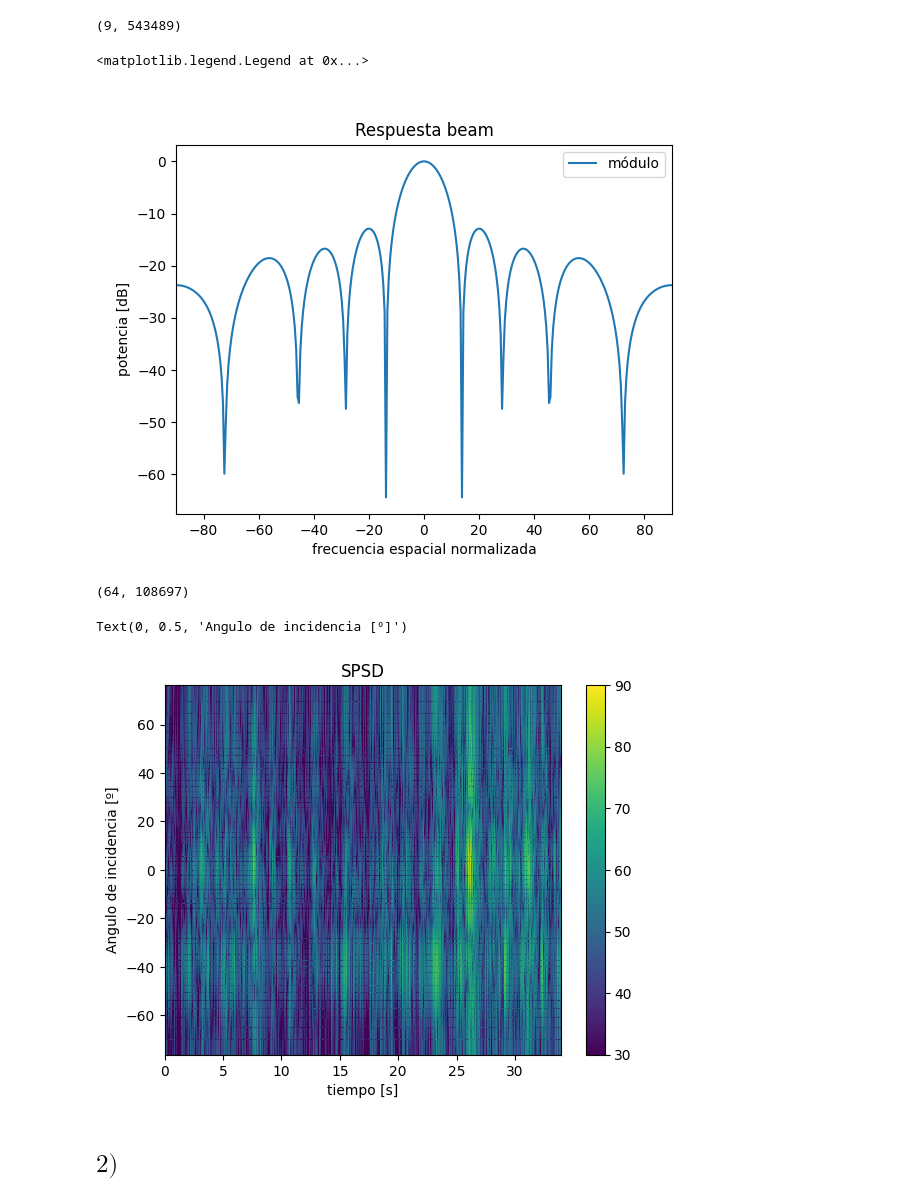
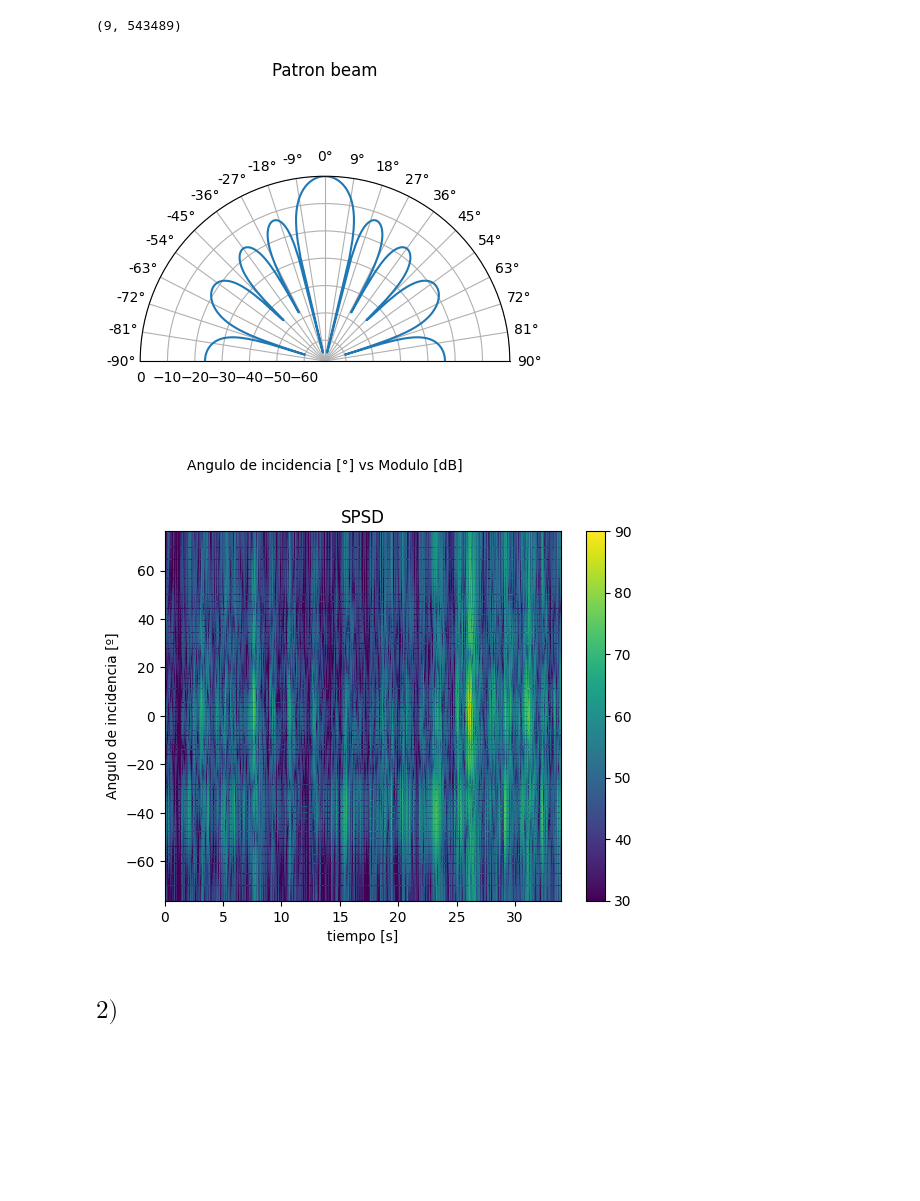
Before and after one commit to GonzaLinares/PASA_TP4, a Jupyter notebook: main.ipynb, the cells around one changed output. Cells and saved outputs as stored; diff of their text form; code cells hidden in the pictures; blank space fills up the shorter version.

Commit message:
added some text

```diff
--- a/main.ipynb
+++ b/main.ipynb
@@ -70,15 +68,20 @@ vec = np.linspace(start=-90,stop=90,num=360)
 z = np.zeros(shape=len(vec))
 for i, val in enumerate(vec):
     z[i] = 10 * np.log10(np.abs(rB(val, c))**2)
-# %%
-plt.figure()
-plt.title("Respuesta beam")
-plt.plot(vec, z, label='módulo')
-plt.xlabel("frecuencia espacial normalizada")
-plt.ylabel("potencia [dB]")
-plt.xlim([-90, 90])
-plt.legend()
-# %% [output]
-<matplotlib.legend.Legend at 0x...>
-[figure, removed]
+# %%
+auxv = np.linspace(start=-90,stop=90,num=21)
+auxv = np.radians(auxv)
+
+ax = plt.subplot(1, 1, 1, projection='polar')
+ax.plot(np.radians(vec), z)
+ax.set_title("Patron beam")
+ax.set_theta_direction(-1)
+ax.set_xticks(auxv)
+ax.set_theta_offset(np.pi/2)
+ax.set_thetamin(-90)
+ax.set_thetamax(90)
+ax.set_xlabel("Angulo de incidencia [°] vs Modulo [dB]")
+plt.show()
+# %% [output]
+[figure, added]
 # %%
@@ -90,7 +94,7 @@ freqs = np.fft.fftshift(np.fft.fftfreq(Nfft))
 # %%
 plt.figure()
 plt.title("SPSD")
-print(y.shape)
+
 t = np.linspace(0, x.shape[-1]/fs, y.shape[-1])
 degree = np.arcsin(freqs*vs/fc/0.08)*180/np.pi
 
@@ -102,9 +106,8 @@ plt.pcolormesh(t, degree, ydb, shading='gouraud',vmin=30, vmax=90)
 plt.colorbar()
 plt.xlabel("tiempo [s]")
 plt.ylabel("Angulo de incidencia [º]")
+plt.show()
 # %% [output]
-(64, 108697)
-Text(0, 0.5, 'Angulo de incidencia [º]')
 [figure]
 # %% [markdown]
 ## $\textit{2)}$
```
Also changed, not shown: parts of 11 cells of this notebook.
